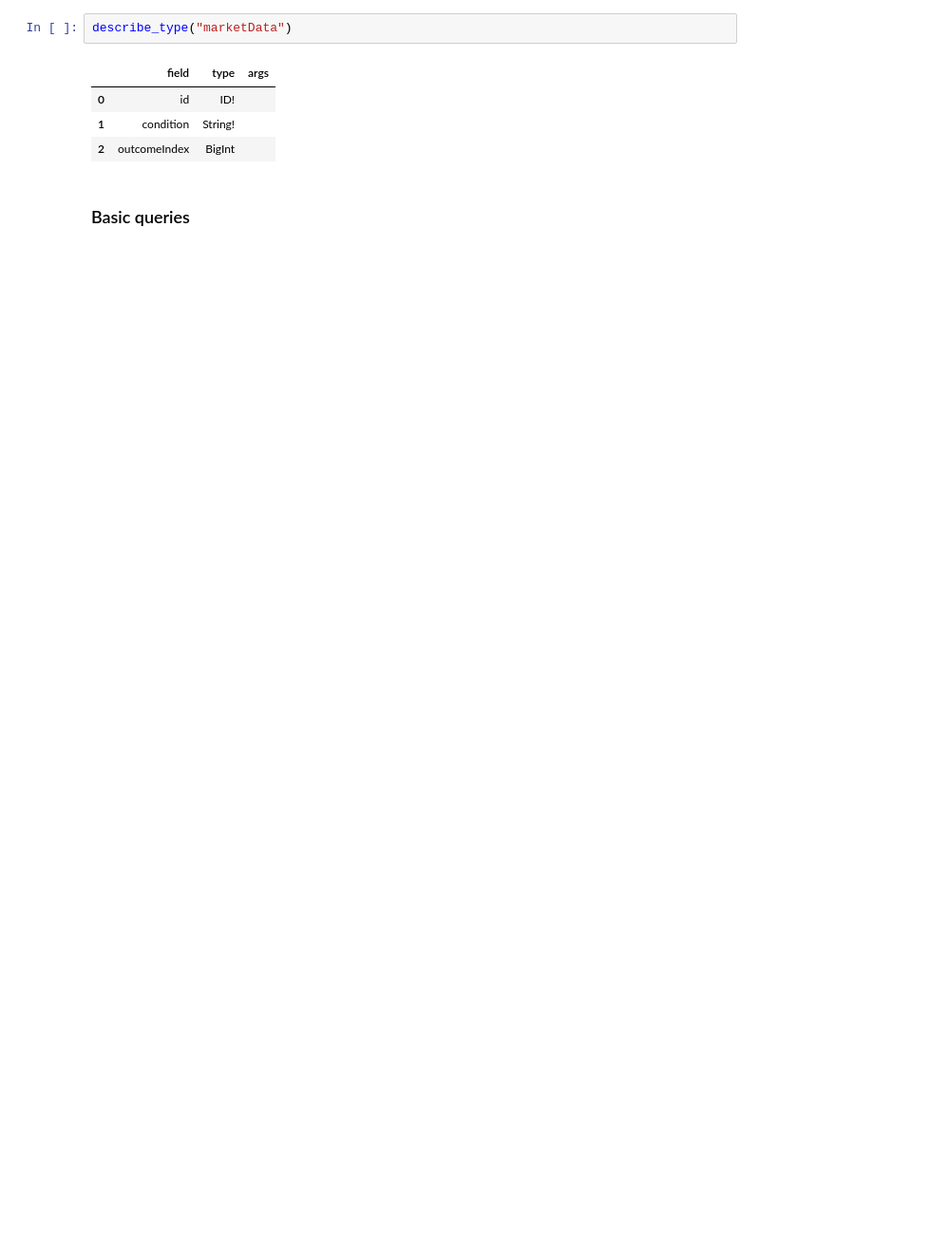
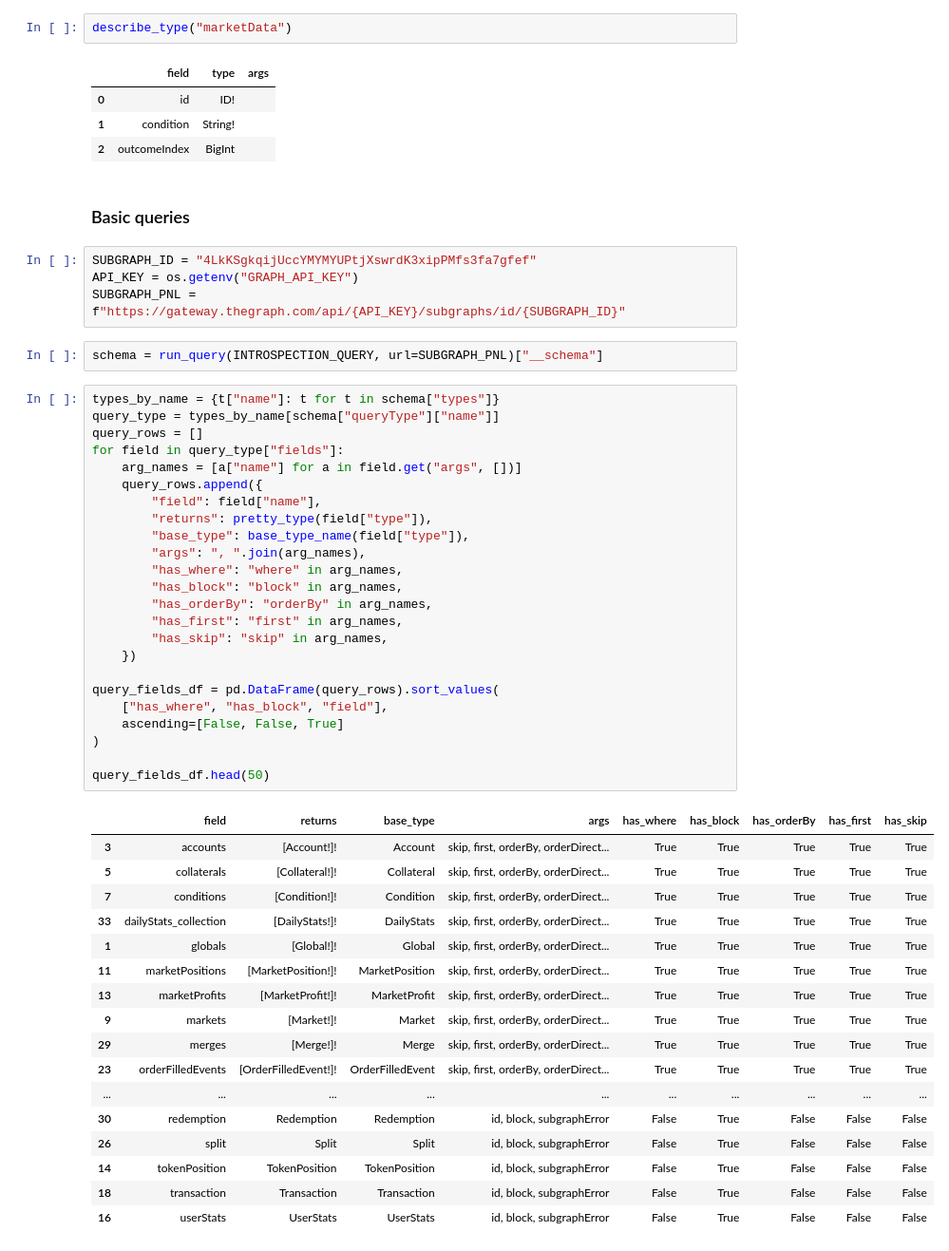
Before and after one commit to MSCA-DN-Digital-Finance/onchain-data_practical-session, a Jupyter notebook: First-subgraph.ipynb, the cells around one changed output. Shown at 95% size. Cells and saved outputs as stored; diff of their text form; blank space fills up the shorter version.

```diff
--- a/First-subgraph.ipynb
+++ b/First-subgraph.ipynb
@@ -1102,6 +1084,54 @@ describe_type("marketData")
 | 2 | outcomeIndex | BigInt |  |
 # %% [markdown]
 ### Basic queries
+# %%
+SUBGRAPH_ID = "4LkKSgkqijUccYMYMYUPtjXswrdK3xipPMfs3fa7gfef"
+API_KEY = os.getenv("GRAPH_API_KEY")
+SUBGRAPH_PNL = f"https://gateway.thegraph.com/api/{API_KEY}/subgraphs/id/{SUBGRAPH_ID}"
+# %%
+schema = run_query(INTROSPECTION_QUERY, url=SUBGRAPH_PNL)["__schema"]
+# %%
+types_by_name = {t["name"]: t for t in schema["types"]}
+query_type = types_by_name[schema["queryType"]["name"]]
+query_rows = []
+for field in query_type["fields"]:
+    arg_names = [a["name"] for a in field.get("args", [])]
+    query_rows.append({
+        "field": field["name"],
+        "returns": pretty_type(field["type"]),
+        "base_type": base_type_name(field["type"]),
+        "args": ", ".join(arg_names),
+        "has_where": "where" in arg_names,
+        "has_block": "block" in arg_names,
+        "has_orderBy": "orderBy" in arg_names,
+        "has_first": "first" in arg_names,
+        "has_skip": "skip" in arg_names,
+    })
+
+query_fields_df = pd.DataFrame(query_rows).sort_values(
+    ["has_where", "has_block", "field"],
+    ascending=[False, False, True]
+)
+
+query_fields_df.head(50)
+# %% [output]
+|  | field | returns | base_type | args | has_where | has_block | has_orderBy | has_first | has_skip |
+| 3 | accounts | [Account!]! | Account | skip, first, orderBy, orderDirect... | True | True | True | True | True |
+| 5 | collaterals | [Collateral!]! | Collateral | skip, first, orderBy, orderDirect... | True | True | True | True | True |
+| 7 | conditions | [Condition!]! | Condition | skip, first, orderBy, orderDirect... | True | True | True | True | True |
+| 33 | dailyStats_collection | [DailyStats!]! | DailyStats | skip, first, orderBy, orderDirect... | True | True | True | True | True |
+| 1 | globals | [Global!]! | Global | skip, first, orderBy, orderDirect... | True | True | True | True | True |
+| 11 | marketPositions | [MarketPosition!]! | MarketPosition | skip, first, orderBy, orderDirect... | True | True | True | True | True |
+| 13 | marketProfits | [MarketProfit!]! | MarketProfit | skip, first, orderBy, orderDirect... | True | True | True | True | True |
+| 9 | markets | [Market!]! | Market | skip, first, orderBy, orderDirect... | True | True | True | True | True |
+| 29 | merges | [Merge!]! | Merge | skip, first, orderBy, orderDirect... | True | True | True | True | True |
+| 23 | orderFilledEvents | [OrderFilledEvent!]! | OrderFilledEvent | skip, first, orderBy, orderDirect... | True | True | True | True | True |
+| ... | ... | ... | ... | ... | ... | ... | ... | ... | ... |
+| 30 | redemption | Redemption | Redemption | id, block, subgraphError | False | True | False | False | False |
+| 26 | split | Split | Split | id, block, subgraphError | False | True | False | False | False |
+| 14 | tokenPosition | TokenPosition | TokenPosition | id, block, subgraphError | False | True | False | False | False |
+| 18 | transaction | Transaction | Transaction | id, block, subgraphError | False | True | False | False | False |
+| 16 | userStats | UserStats | UserStats | id, block, subgraphError | False | True | False | False | False |
 # %%
 POS_QUERY = """
 query getUserPositions($first: Int!) {
```
Also changed, not shown: parts of 36 cells of this notebook.
